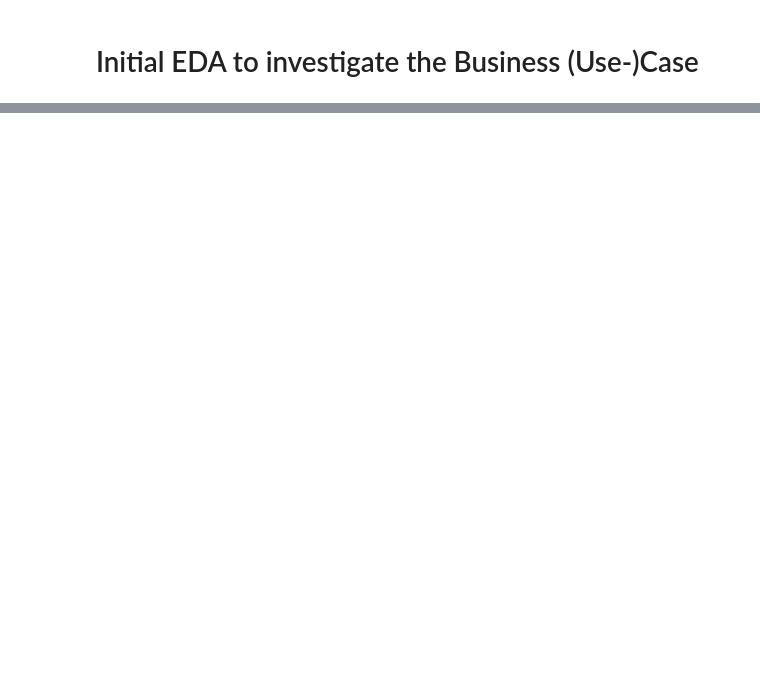
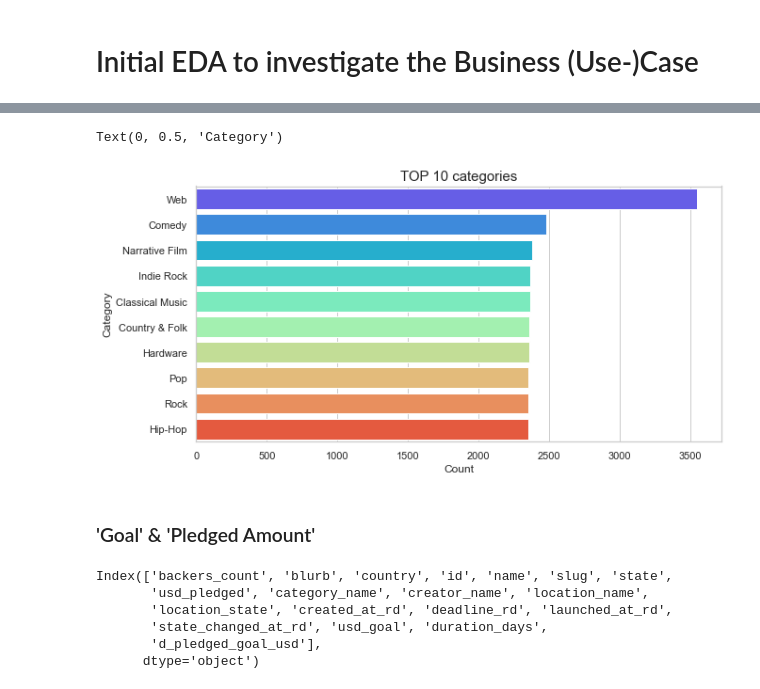
Before and after one commit to FischJunge/2020-ds-Project02-Kickstarter, a Jupyter notebook: 002_initial_eda.ipynb, the cells around one changed output, grey strips where cells are left out. Cells and saved outputs as stored; diff of their text form; code cells hidden in the pictures; blank space fills up the shorter version.

```diff
--- a/002_initial_eda.ipynb
+++ b/002_initial_eda.ipynb
@@ -65,0 +80,28 @@ SyntaxError: invalid syntax (<ipython-input-7-38e9e33c87a8>, line 1)
+# %%
+# Change dimension of the plot
+fig, ax = plt.subplots(figsize=(10, 5))
+
+# Plotting TOP 10
+sns.countplot(y=df.category_name,
+              order=df['category_name'].value_counts().sort_values(ascending=False).iloc[0:10].index,
+             palette='rainbow');
+
+# Formating
+plt.title('TOP 10 categories', fontsize=15)
+plt.xlabel('Count', fontsize = 12)
+plt.ylabel('Category', fontsize = 12)
+# %% [output]
+Text(0, 0.5, 'Category')
+[figure, added]
+# %% [markdown]
+### 'Goal' & 'Pledged Amount'
+# %%
+#df.usd_pledged.unique()
+df.columns
+# %% [output]
+Index(['backers_count', 'blurb', 'country', 'id', 'name', 'slug', 'state',
+       'usd_pledged', 'category_name', 'creator_name', 'location_name',
+       'location_state', 'created_at_rd', 'deadline_rd', 'launched_at_rd',
+       'state_changed_at_rd', 'usd_goal', 'duration_days',
+       'd_pledged_goal_usd'],
+      dtype='object')
```
Also changed, not shown: parts of 25 cells of this notebook, 2 other files.
